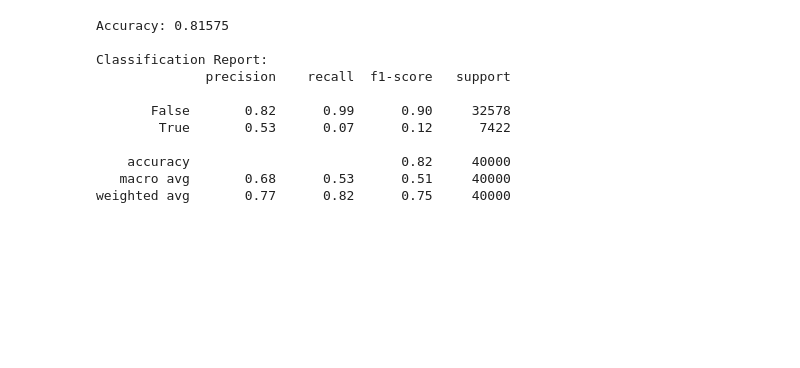
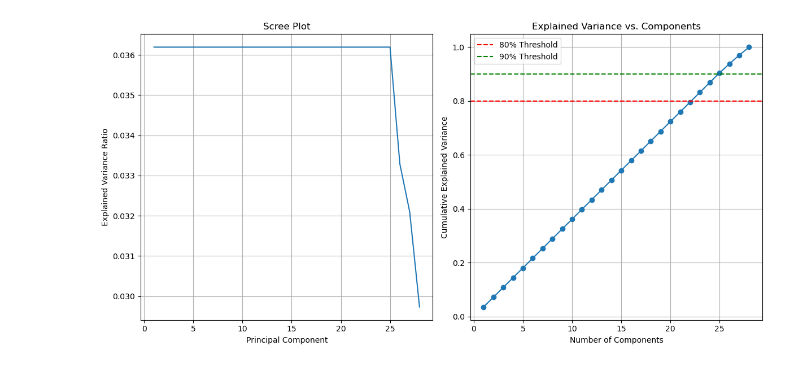
Before and after one commit to Lemonziz/IT5006Project, a Jupyter notebook: machine_learning.ipynb, the cells around one changed output. Cells and saved outputs as stored; diff of their text form; code cells hidden in the pictures; blank space fills up the shorter version.

```diff
--- a/machine_learning.ipynb
+++ b/machine_learning.ipynb
@@ -0,0 +6,5 @@
+# %%
+df = pd.read_csv(data_path + "time_series_data.csv")
+df_train = df[df["Year"] <= 2023]
+df_test = df[df["Year"] > 2023]
+"num_days" in df_train.columns
@@ -98,5 +17,0 @@ For LSTM models, structure your data as sequences where each element represents
-# %%
-data_path = "data/"
-df_train = pd.read_csv(f"{data_path}classification_train_data.csv")
-df_test = pd.read_csv(f"{data_path}classification_test_data.csv")
-df_train = df_train.sample(frac=0.1, random_state=42)
@@ -211,19 +17,0 @@ weighted avg       0.77      0.79      0.78     40000
-# %%
-lrc_model = LogisticRegression(max_iter=1000, random_state=42)
-lrc_model.fit(X_train, y_train)
-y_pred = lrc_model.predict(X_test)
-print("Accuracy:", accuracy_score(y_test, y_pred))
-print("\nClassification Report:")
-print(classification_report(y_test, y_pred))
-# %% [output]
-Accuracy: 0.81575
-
-Classification Report:
-              precision    recall  f1-score   support
-
-       False       0.82      0.99      0.90     32578
-        True       0.53      0.07      0.12      7422
-
-    accuracy                           0.82     40000
-   macro avg       0.68      0.53      0.51     40000
-weighted avg       0.77      0.82      0.75     40000
@@ -236,0 +43,39 @@ weighted avg       0.77      0.82      0.75     40000
+# %%
+from sklearn.decomposition import PCA
+
+ohc = OneHotEncoder(handle_unknown="ignore")
+X_coded = ohc.fit_transform(X_train[categorical_cols])
+pca = PCA(n_components=X_coded.shape[1] - 1, random_state=42)
+pca_result = pca.fit_transform(X_coded)
+import matplotlib.pyplot as plt
+import seaborn as sns
+
+plt.figure(figsize=(12, 6))
+plt.subplot(1, 2, 1)
+plt.plot(
+    range(1, len(pca.explained_variance_ratio_) + 1), pca.explained_variance_ratio_
+)
+plt.xlabel("Principal Component")
+plt.ylabel("Explained Variance Ratio")
+plt.title("Scree Plot")
+plt.grid(True)
+
+# Plot the cumulative explained variance
+plt.subplot(1, 2, 2)
+plt.plot(
+    range(1, len(pca.explained_variance_ratio_) + 1),
+    np.cumsum(pca.explained_variance_ratio_),
+    marker="o",
+)
+plt.xlabel("Number of Components")
+plt.ylabel("Cumulative Explained Variance")
+plt.title("Explained Variance vs. Components")
+plt.axhline(y=0.8, color="r", linestyle="--", label="80% Threshold")
+plt.axhline(y=0.9, color="g", linestyle="--", label="90% Threshold")
+plt.grid(True)
+plt.legend()
+
+plt.tight_layout()
+plt.show()
+# %% [output]
+[figure, added]
```
Also changed, not shown: parts of 30 cells of this notebook, 1 other file.
